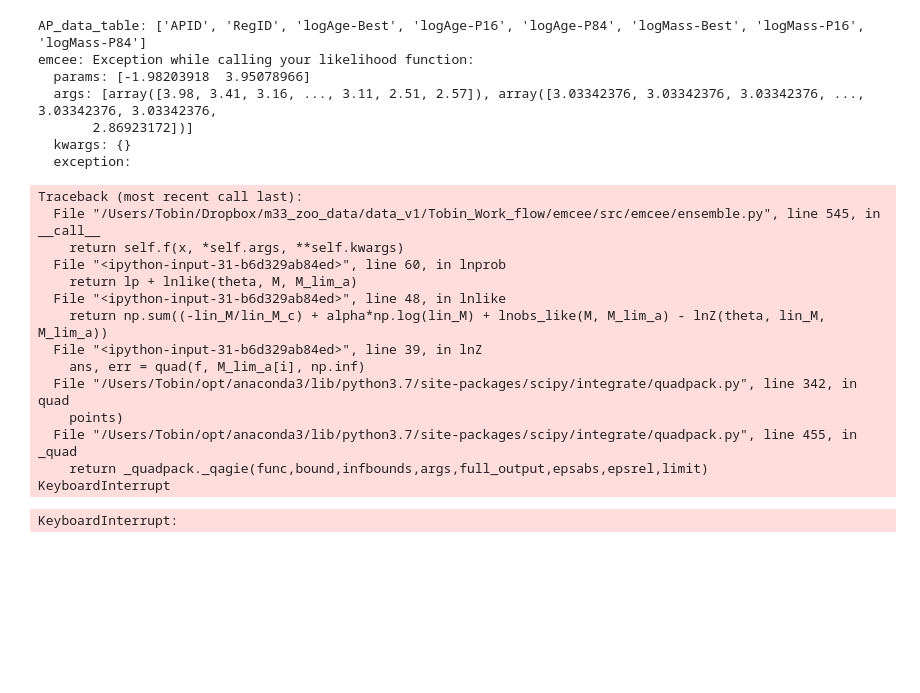
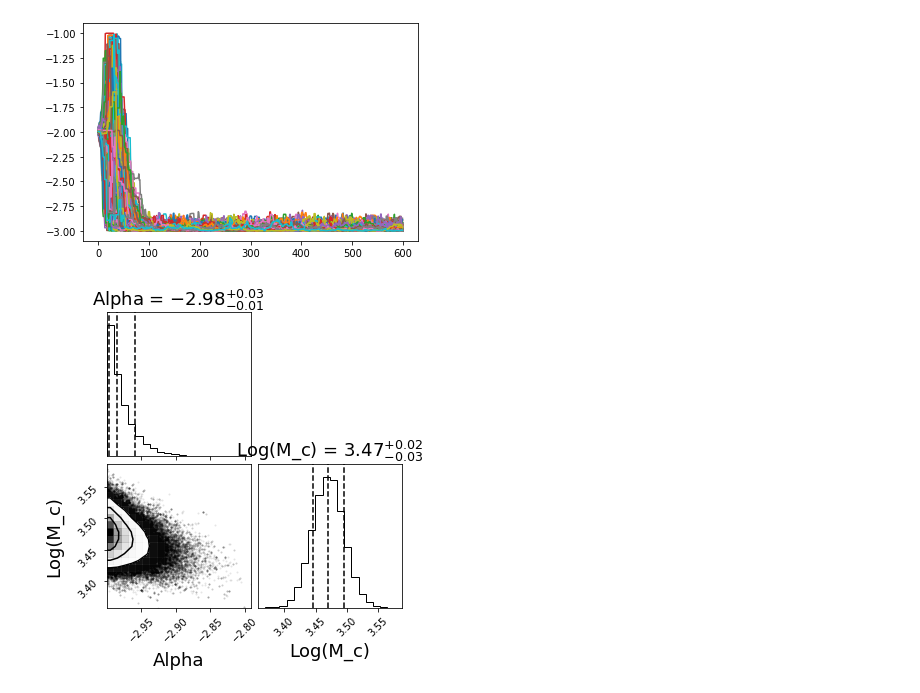
Before and after one commit to tobin-wainer/mass_function_fitting, a Jupyter notebook: M31_MF_replication/Shecter_Function_Completeness_incoporated_TRY2.ipynb, the cells around one changed output. Drawn from its saved outputs; the diff is of its cells as text; code cells hidden in the pictures; blank space fills up the shorter version.

```diff
--- a/M31_MF_replication/Shecter_Function_Completeness_incoporated_TRY2.ipynb
+++ b/M31_MF_replication/Shecter_Function_Completeness_incoporated_TRY2.ipynb
@@ -31,104 +70,62 @@ import random
 # %%
-AP_data_table=Table.read("APData_csv.csv")
-print("AP_data_table:", AP_data_table.colnames)
-
-M=np.array(AP_data_table['logMass-Best'])
-Tau= np.array(AP_data_table['logAge-Best'])
-
-def M_lim(Tau):
-    if 7.0 < Tau < 8.0 :
-        return np.log10(740)
-    if 8.0 < Tau < np.log10(300000000) :
-        return np.log10(1080)
-    else:
-        return 99
-
-M_lim_a=np.zeros((len(M)))
-for i in range(len(M)):
-    M_lim_a[i]=M_lim(Tau[i])
-
 #Ob_Com needs to be in log space
-def lnobs_like(M, M_lim_a):
+def lnobs_like(M, M_lim_u):
     a_lim=5.0
     for i in range(len(M)):
-        if M[i] > M_lim_a[i]:
-            return -np.log(1+ exp(-a_lim*(M[i]-M_lim_a[i])))
-        else:
-            return -np.inf
+        return -np.log(1+ exp(-a_lim*(M[i]-M_lim_u[i])))
 
-def lnZ(theta, M, M_lim_a):
+def lnZ(theta, M, M_lim_u):
     alpha, M_c = theta
     a_lim=5.0
     lin_M_c= 10**M_c
-    def f(M, M_lim_a):
-        if M > 10**M_lim_a:
-            return (M**alpha)*exp(-M/lin_M_c)*((1+ exp(-a_lim*(np.log10(M)-M_lim_a))**(-1)))
-        else:
-            return 0
+
+    def f(M, M_lim_u):
+        return (M**alpha)*exp(-M/lin_M_c)*(1+ exp(-a_lim*(np.log10(M)-M_lim_u))**(-1))
+
     ans=np.zeros((len(M)))
+    err=np.zeros((len(M)))
     for i in range(len(M)):
-        ans[i], err = quad(f, 10**M_lim_a[i], np.inf, args=(M_lim_a[i]))
-        if ans[i] ==0 :
-            return -np.inf
-    return np.log(ans)
+        ans[i], err[i] = quad(f, 10**M_lim_u[i], np.inf, args=(M_lim_u[i],))
+        return np.log(ans[i])
 
-def lnlike(theta, M, M_lim_a):
+def lnlike(theta, M, M_lim_u):
     alpha, M_c = theta
+    a_lim=5.0
     lin_M= 10**M
     lin_M_c= 10**M_c
-    return np.sum((-lin_M/lin_M_c) + alpha*np.log(lin_M) + lnobs_like(M, M_lim_a) - lnZ(theta, lin_M, M_lim_a))
+    return np.sum((-lin_M/lin_M_c) + alpha*np.log(lin_M) + lnobs_like(M,M_lim_u) - lnZ(theta, lin_M, M_lim_u))
 
 def lnprior(theta):
     alpha, M_c = theta
     if -3 <= alpha <= -1 and 3 <= M_c <= 8:
         return 0.0
     return -np.inf
 
-def lnprob(theta, M, M_lim_a):
+def lnprob(theta, M, M_lim_u):
     lp = lnprior(theta)
     if not np.isfinite(lp):
         return -np.inf
-    return lp + lnlike(theta, M, M_lim_a)
+    return lp + lnlike(theta, M, M_lim_u)
 
 starting_point=np.array([-1.99, 3.93])
 
 ndim, nwalkers = 2, 500
 nsteps= 600
 burnin=100
 pos = starting_point + 1e-2*np.random.randn(nwalkers, ndim)
 
-sampler = emcee.EnsembleSampler(nwalkers, ndim, lnprob, args=(M, M_lim_a))
+sampler = emcee.EnsembleSampler(nwalkers, ndim, lnprob, args=(M_use, M_lim_u))
 sampler.run_mcmc(pos, nsteps)
 
 #plot chain
 plt.plot(np.transpose(sampler.chain[:,:,0]))
 plt.show()
 sampler.chain
 samples = sampler.chain[:, burnin:, :].reshape((-1, ndim))
 fig = corner.corner(samples, labels=["Alpha", "Log(M_c)"], label_kwargs={"fontsize": 18},
                                      quantiles=[0.16, 0.5, 0.84], show_titles=True, title_kwargs={"fontsize": 18})
 
 fig.show()
 # %% [output]
-AP_data_table: ['APID', 'RegID', 'logAge-Best', 'logAge-P16', 'logAge-P84', 'logMass-Best', 'logMass-P16', 'logMass-P84']
-emcee: Exception while calling your likelihood function:
-  params: [-1.98203918  3.95078966]
-  args: [array([3.98, 3.41, 3.16, ..., 3.11, 2.51, 2.57]), array([3.03342376, 3.03342376, 3.03342376, ..., 3.03342376, 3.03342376,
-       2.86923172])]
-  kwargs: {}
-  exception:
-Traceback (most recent call last):
-  File "/Users/Tobin/Dropbox/m33_zoo_data/data_v1/Tobin_Work_flow/emcee/src/emcee/ensemble.py", line 545, in __call__
-    return self.f(x, *self.args, **self.kwargs)
-  File "<ipython-input-31-b6d329ab84ed>", line 60, in lnprob
-    return lp + lnlike(theta, M, M_lim_a)
-  File "<ipython-input-31-b6d329ab84ed>", line 48, in lnlike
-    return np.sum((-lin_M/lin_M_c) + alpha*np.log(lin_M) + lnobs_like(M, M_lim_a) - lnZ(theta, lin_M, M_lim_a))
-  File "<ipython-input-31-b6d329ab84ed>", line 39, in lnZ
-    ans, err = quad(f, M_lim_a[i], np.inf)
-  File "/Users/Tobin/opt/anaconda3/lib/python3.7/site-packages/scipy/integrate/quadpack.py", line 342, in quad
-    points)
-  File "/Users/Tobin/opt/anaconda3/lib/python3.7/site-packages/scipy/integrate/quadpack.py", line 455, in _quad
-    return _quadpack._qagie(func,bound,infbounds,args,full_output,epsabs,epsrel,limit)
-KeyboardInterrupt
-KeyboardInterrupt:
+[figure, added]
+[figure, added]
```
Also changed, not shown: parts of 1 cell of this notebook.
